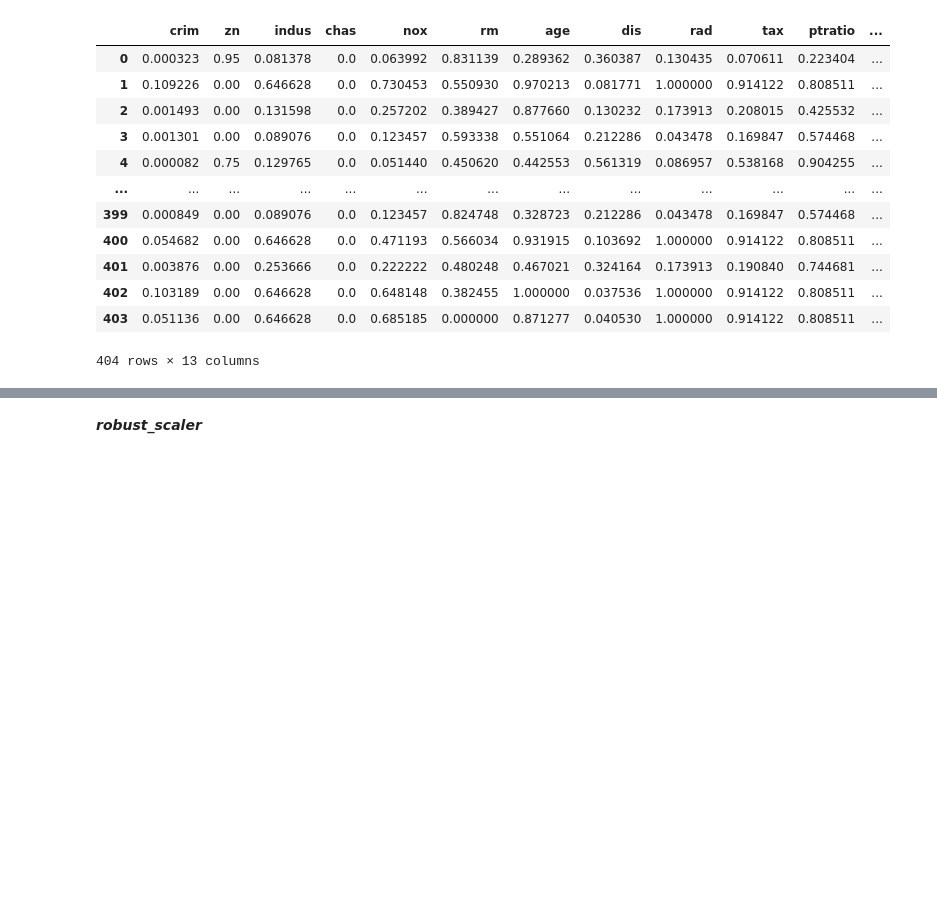
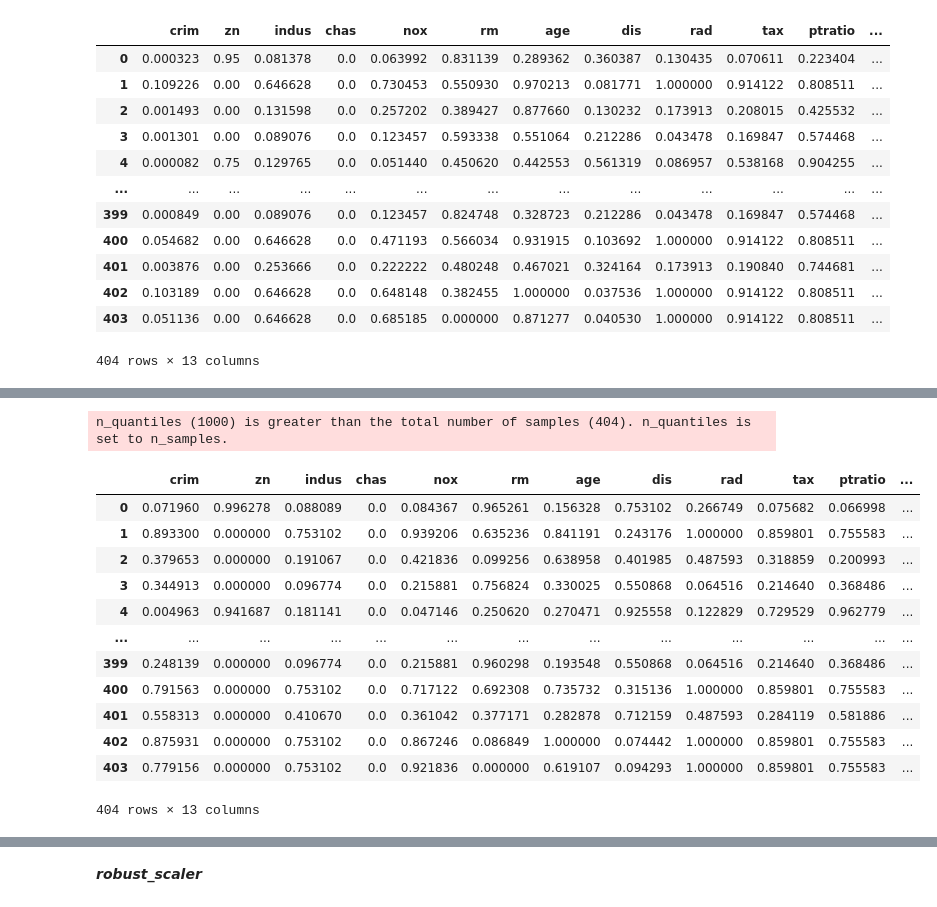
Before and after one commit to ns-m/data_analysis, a Jupyter notebook: Copy_of_Boston_sklearn_3.ipynb, the cells around one changed output, grey strips where cells are left out. Cells and saved outputs as stored; diff of their text form; code cells hidden in the pictures; blank space fills up the shorter version.

```diff
--- a/Copy_of_Boston_sklearn_3.ipynb
+++ b/Copy_of_Boston_sklearn_3.ipynb
@@ -353,0 +439,20 @@ scaled_minmaxdf
+# %%
+quant_scaler =  QuantileTransformer()
+scaled_quant = quant_scaler.fit_transform(X_train)
+scaled_quant_df = pd.DataFrame(scaled_quant, columns=X.columns)
+scaled_quant_df
+# %% [output]
+n_quantiles (1000) is greater than the total number of samples (404). n_quantiles is set to n_samples.
+|  | crim | zn | indus | chas | nox | rm | age | dis | rad | tax | ptratio | ... |
+| 0 | 0.071960 | 0.996278 | 0.088089 | 0.0 | 0.084367 | 0.965261 | 0.156328 | 0.753102 | 0.266749 | 0.075682 | 0.066998 | ... |
+| 1 | 0.893300 | 0.000000 | 0.753102 | 0.0 | 0.939206 | 0.635236 | 0.841191 | 0.243176 | 1.000000 | 0.859801 | 0.755583 | ... |
+| 2 | 0.379653 | 0.000000 | 0.191067 | 0.0 | 0.421836 | 0.099256 | 0.638958 | 0.401985 | 0.487593 | 0.318859 | 0.200993 | ... |
+| 3 | 0.344913 | 0.000000 | 0.096774 | 0.0 | 0.215881 | 0.756824 | 0.330025 | 0.550868 | 0.064516 | 0.214640 | 0.368486 | ... |
+| 4 | 0.004963 | 0.941687 | 0.181141 | 0.0 | 0.047146 | 0.250620 | 0.270471 | 0.925558 | 0.122829 | 0.729529 | 0.962779 | ... |
+| ... | ... | ... | ... | ... | ... | ... | ... | ... | ... | ... | ... | ... |
+| 399 | 0.248139 | 0.000000 | 0.096774 | 0.0 | 0.215881 | 0.960298 | 0.193548 | 0.550868 | 0.064516 | 0.214640 | 0.368486 | ... |
+| 400 | 0.791563 | 0.000000 | 0.753102 | 0.0 | 0.717122 | 0.692308 | 0.735732 | 0.315136 | 1.000000 | 0.859801 | 0.755583 | ... |
+| 401 | 0.558313 | 0.000000 | 0.410670 | 0.0 | 0.361042 | 0.377171 | 0.282878 | 0.712159 | 0.487593 | 0.284119 | 0.581886 | ... |
+| 402 | 0.875931 | 0.000000 | 0.753102 | 0.0 | 0.867246 | 0.086849 | 1.000000 | 0.074442 | 1.000000 | 0.859801 | 0.755583 | ... |
+| 403 | 0.779156 | 0.000000 | 0.753102 | 0.0 | 0.921836 | 0.000000 | 0.619107 | 0.094293 | 1.000000 | 0.859801 | 0.755583 | ... |
+404 rows × 13 columns
```
Also changed, not shown: parts of 6 cells of this notebook.
